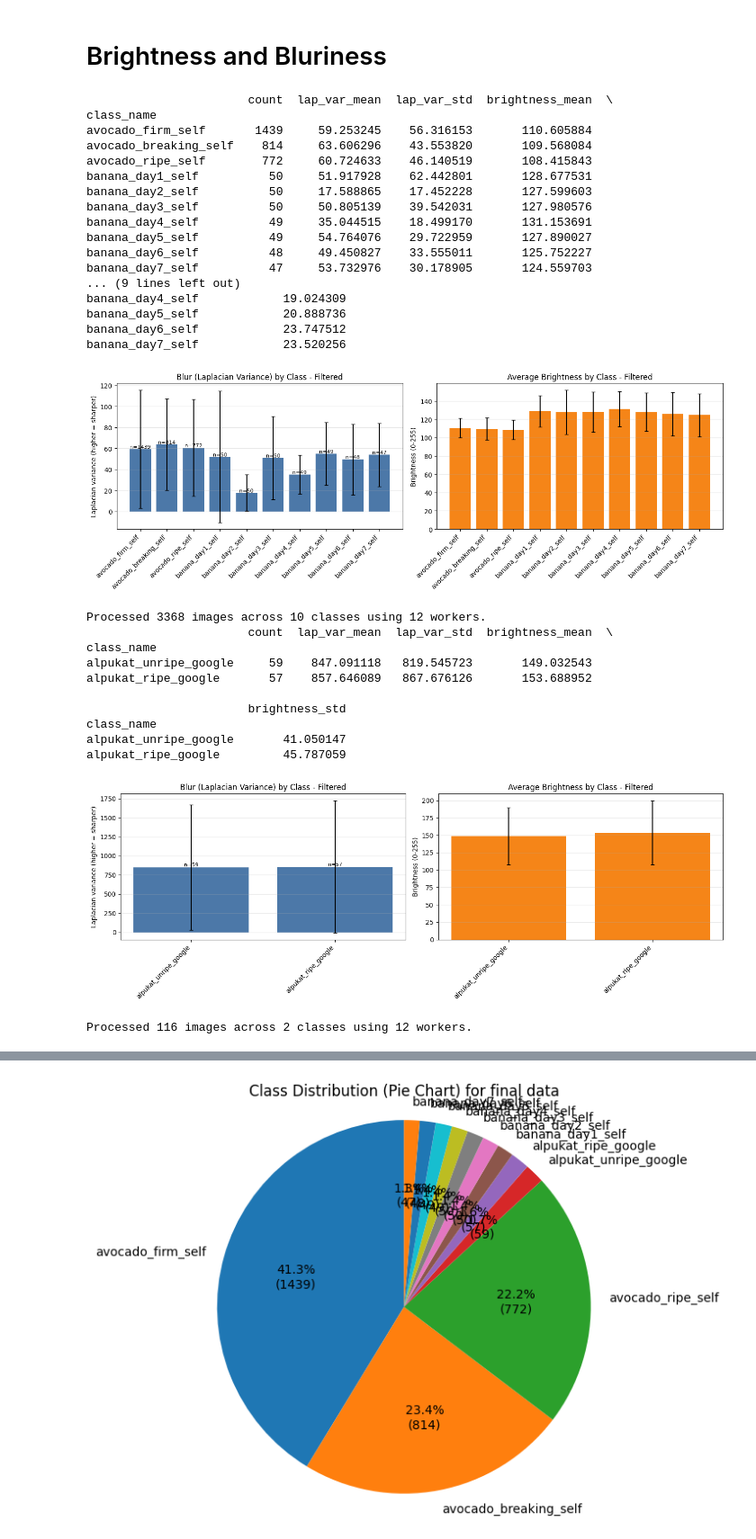
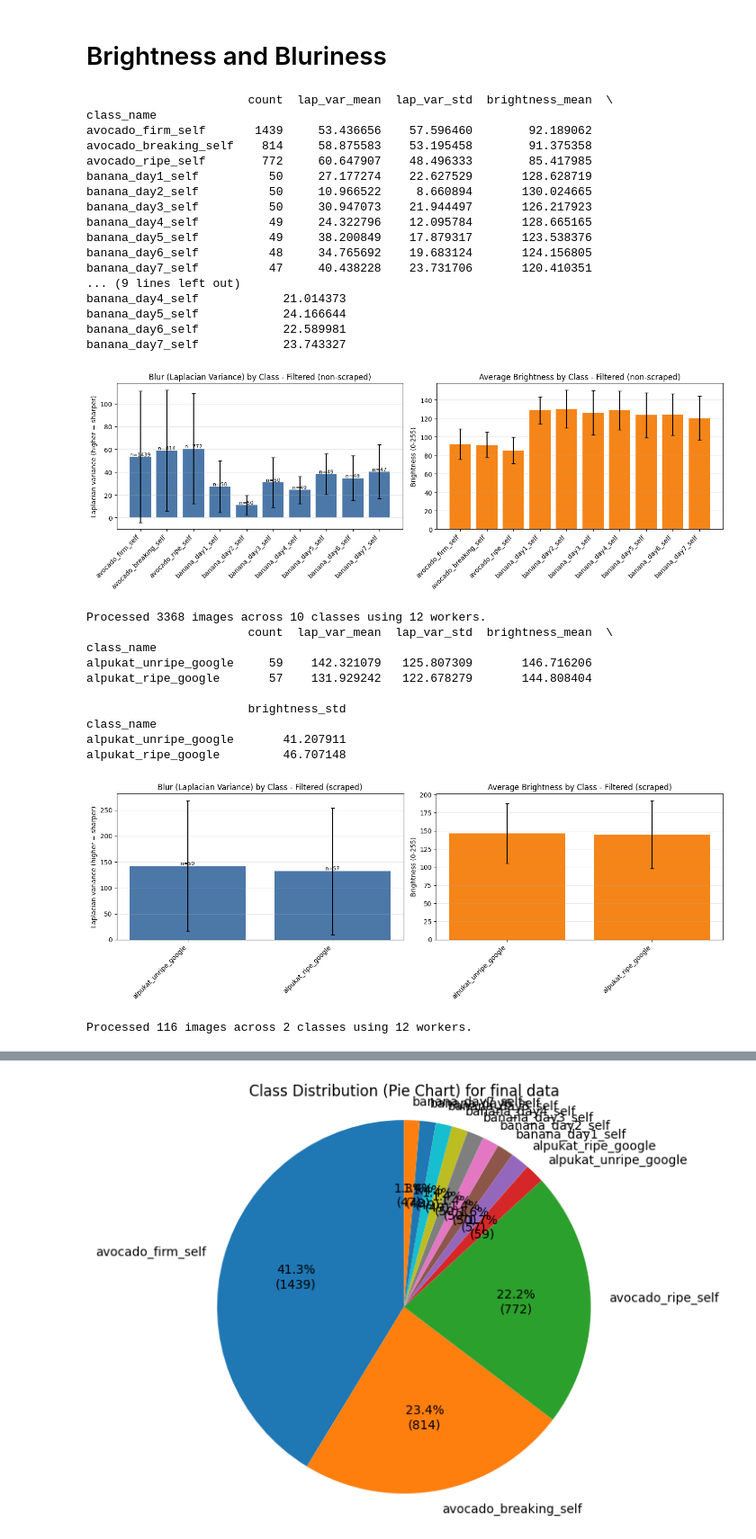
Before and after one commit to thatnerd527/deeplearning, a Jupyter notebook: Preprocessing v2.ipynb, the cells around one changed output, grey strips where cells are left out. Shown at 90% size. Saved outputs shown, nothing was run; the diff lists cells and outputs as text; code cells hidden in the pictures.

Commit message:
dataset done

```diff
--- a/Preprocessing v2.ipynb
+++ b/Preprocessing v2.ipynb
@@ -398,59 +408,59 @@ def compute_image_quality_by_class(
         tick.set_horizontalalignment("right")
 
     plt.tight_layout()
     plt.show()
 
     print(f"Processed {len(per_image_df)} images across {summary.shape[0]} classes using {max_workers} workers.")
     return per_image_df, summary
 
 filtered_df2 = pd.read_csv(step1_path)
 filtered_df2 = filtered_df2[~filtered_df2.iloc[:, 1].str.contains("google", case=False, na=False)]
 
 # Example usage on filtered and unfiltered datasets:
 per_image_df_filtered, summary_filtered = compute_image_quality_by_class(
-    filtered_df2, class_column=class_col, path_column="file_path", dataset_name="Filtered"
+    filtered_df2, class_column=class_col, path_column="file_path", dataset_name="Filtered (non-scraped)"
 )
 
 filtered_df2 = pd.read_csv(step1_path)
 filtered_df2 = filtered_df2[filtered_df2.iloc[:, 1].str.contains("google", case=False, na=False)]
 
 # Example usage on filtered and unfiltered datasets:
 per_image_df_filtered, summary_filtered = compute_image_quality_by_class(
-    filtered_df2, class_column=class_col, path_column="file_path", dataset_name="Filtered"
+    filtered_df2, class_column=class_col, path_column="file_path", dataset_name="Filtered (scraped)"
 )
 
 # Uncomment to run on unfiltered as well (heavier):
 # per_image_df_unfiltered, summary_unfiltered = compute_image_quality_by_class(
 #     unfiltered_df, class_column=class_col_unfiltered, path_column="file_path", dataset_name="Unfiltered"
 # )
 # %% [output]
                        count  lap_var_mean  lap_var_std  brightness_mean  \
 class_name
-avocado_firm_self       1439     59.253245    56.316153       110.605884
-avocado_breaking_self    814     63.606296    43.553820       109.568084
-avocado_ripe_self        772     60.724633    46.140519       108.415843
-banana_day1_self          50     51.917928    62.442801       128.677531
-banana_day2_self          50     17.588865    17.452228       127.599603
-banana_day3_self          50     50.805139    39.542031       127.980576
-banana_day4_self          49     35.044515    18.499170       131.153691
-banana_day5_self          49     54.764076    29.722959       127.890027
-banana_day6_self          48     49.450827    33.555011       125.752227
-banana_day7_self          47     53.732976    30.178905       124.559703
+avocado_firm_self       1439     53.436656    57.596460        92.189062
+avocado_breaking_self    814     58.875583    53.195458        91.375358
+avocado_ripe_self        772     60.647907    48.496333        85.417985
+banana_day1_self          50     27.177274    22.627529       128.628719
+banana_day2_self          50     10.966522     8.660894       130.024665
+banana_day3_self          50     30.947073    21.944497       126.217923
+banana_day4_self          49     24.322796    12.095784       128.665165
+banana_day5_self          49     38.200849    17.879317       123.538376
+banana_day6_self          48     34.765692    19.683124       124.156805
+banana_day7_self          47     40.438228    23.731706       120.410351
 ... (9 lines left out)
-banana_day4_self            19.024309
-banana_day5_self            20.888736
-banana_day6_self            23.747512
-banana_day7_self            23.520256
+banana_day4_self            21.014373
+banana_day5_self            24.166644
+banana_day6_self            22.589981
+banana_day7_self            23.743327
-[figure, old version]
+[figure, new version]
 Processed 3368 images across 10 classes using 12 workers.
                        count  lap_var_mean  lap_var_std  brightness_mean  \
 class_name
-alpukat_unripe_google     59    847.091118   819.545723       149.032543
-alpukat_ripe_google       57    857.646089   867.676126       153.688952
+alpukat_unripe_google     59    142.321079   125.807309       146.716206
+alpukat_ripe_google       57    131.929242   122.678279       144.808404
 
                        brightness_std
 class_name
-alpukat_unripe_google       41.050147
-alpukat_ripe_google         45.787059
+alpukat_unripe_google       41.207911
+alpukat_ripe_google         46.707148
-[figure, old version]
+[figure, new version]
 Processed 116 images across 2 classes using 12 workers.
```
Also changed, not shown: parts of 6 cells of this notebook, 5 other files.
